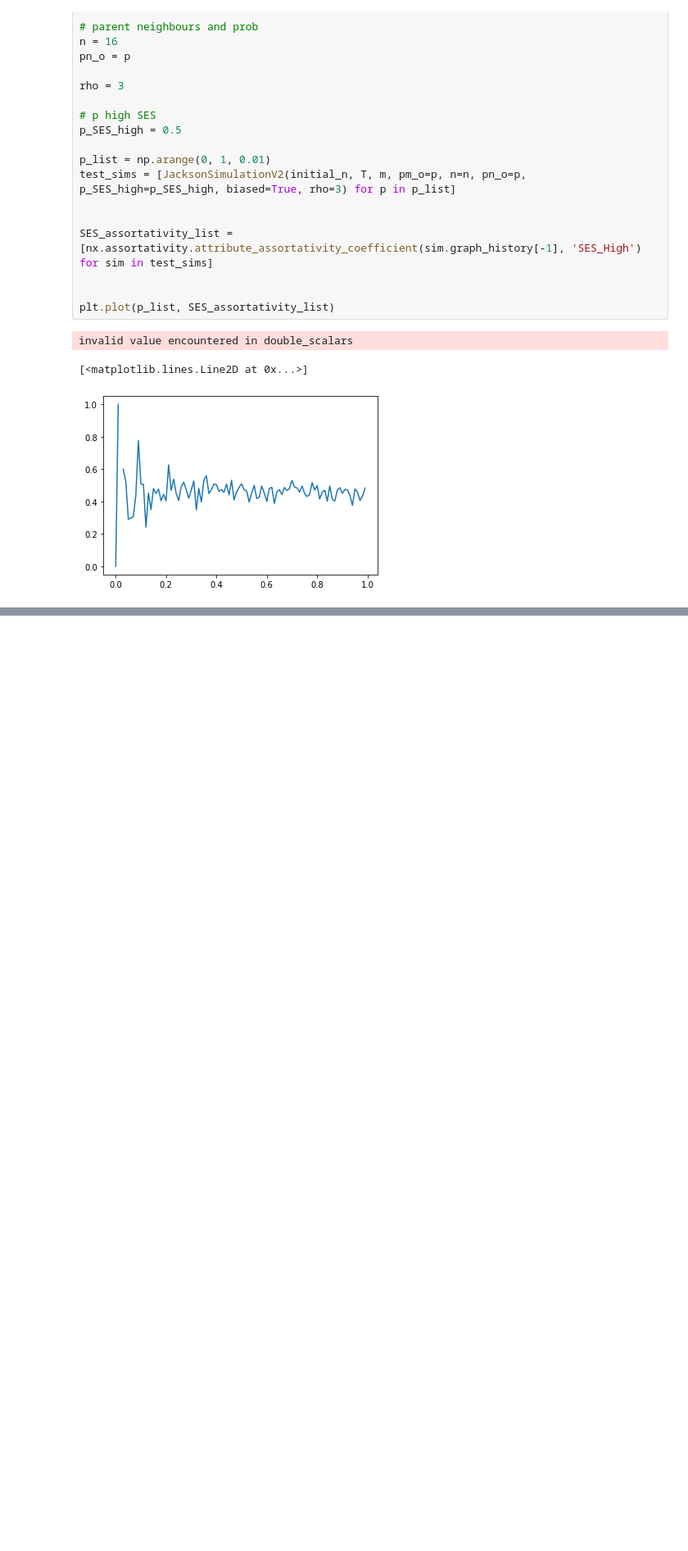
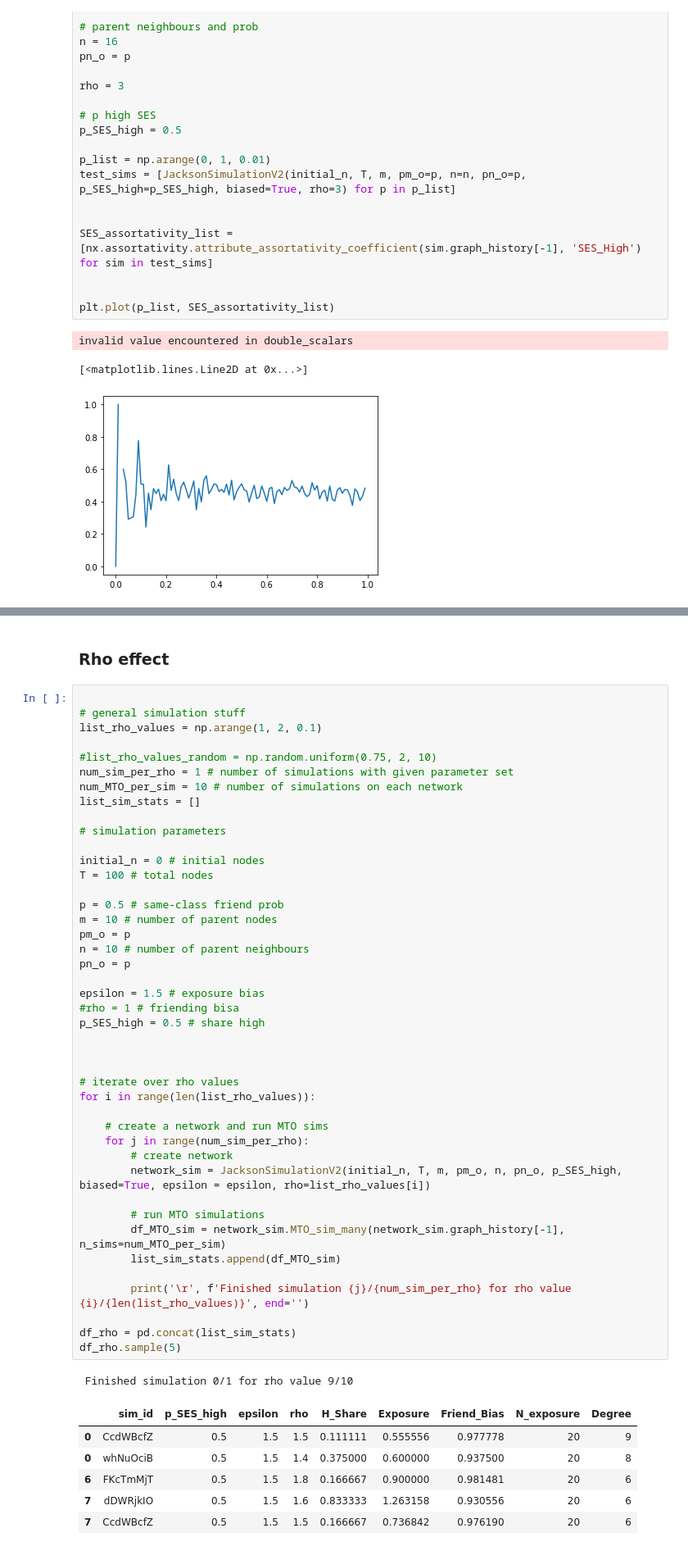
Before and after one commit to RassssD/Diss-model, a Jupyter notebook: Diss_work.ipynb, the cells around one changed output, grey strips where cells are left out. Shown at 82% size. Cells and saved outputs as stored; diff of their text form; blank space fills up the shorter version.

```diff
--- a/Diss_work.ipynb
+++ b/Diss_work.ipynb
@@ -340,0 +398,53 @@ invalid value encountered in double_scalars
+# %% [markdown]
+### Rho effect
+# %%
+
+# general simulation stuff
+list_rho_values = np.arange(1, 2, 0.1)
+
+#list_rho_values_random = np.random.uniform(0.75, 2, 10)
+num_sim_per_rho = 1 # number of simulations with given parameter set
+num_MTO_per_sim = 10 # number of simulations on each network
+list_sim_stats = []
+
+# simulation parameters
+
+initial_n = 0 # initial nodes
+T = 100 # total nodes
+
+p = 0.5 # same-class friend prob
+m = 10 # number of parent nodes
+pm_o = p
+n = 10 # number of parent neighbours
+pn_o = p
+
+epsilon = 1.5 # exposure bias
+#rho = 1 # friending bisa
+p_SES_high = 0.5 # share high
+
+
+
+# iterate over rho values
+for i in range(len(list_rho_values)):
+
+    # create a network and run MTO sims
+    for j in range(num_sim_per_rho):
+        # create network
+        network_sim = JacksonSimulationV2(initial_n, T, m, pm_o, n, pn_o, p_SES_high, biased=True, epsilon = epsilon, rho=list_rho_values[i])
+
+        # run MTO simulations
+        df_MTO_sim = network_sim.MTO_sim_many(network_sim.graph_history[-1], n_sims=num_MTO_per_sim)
+        list_sim_stats.append(df_MTO_sim)
+
+        print('\r', f'Finished simulation {j}/{num_sim_per_rho} for rho value {i}/{len(list_rho_values)}', end='')
+
+df_rho = pd.concat(list_sim_stats)
+df_rho.sample(5)
+# %% [output]
+ Finished simulation 0/1 for rho value 9/10
+|  | sim_id | p_SES_high | epsilon | rho | H_Share | Exposure | Friend_Bias | N_exposure | Degree |
+| 0 | CcdWBcfZ | 0.5 | 1.5 | 1.5 | 0.111111 | 0.555556 | 0.977778 | 20 | 9 |
+| 0 | whNuOciB | 0.5 | 1.5 | 1.4 | 0.375000 | 0.600000 | 0.937500 | 20 | 8 |
+| 6 | FKcTmMjT | 0.5 | 1.5 | 1.8 | 0.166667 | 0.900000 | 0.981481 | 20 | 6 |
+| 7 | dDWRjkIO | 0.5 | 1.5 | 1.6 | 0.833333 | 1.263158 | 0.930556 | 20 | 6 |
+| 7 | CcdWBcfZ | 0.5 | 1.5 | 1.5 | 0.166667 | 0.736842 | 0.976190 | 20 | 6 |
```
Also changed, not shown: parts of 17 cells of this notebook, 8 other files.
